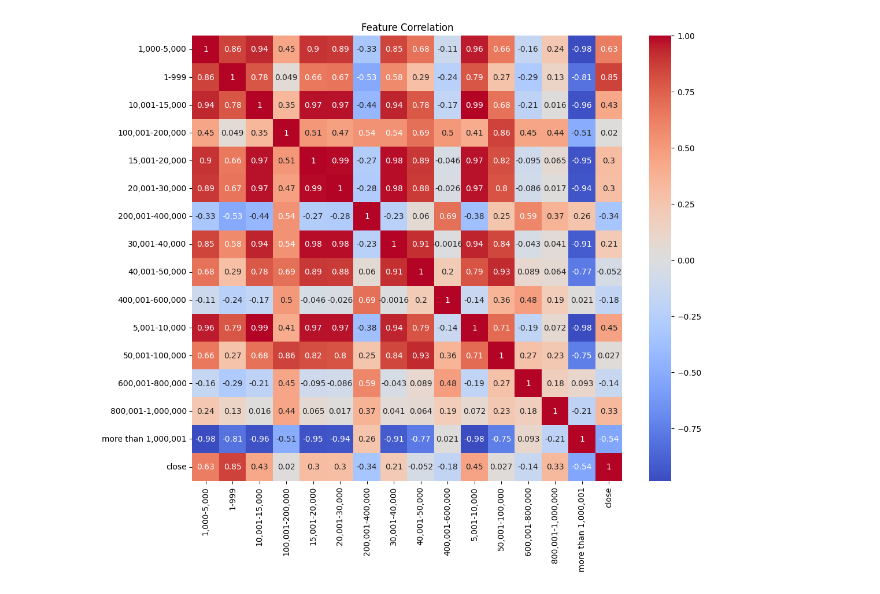
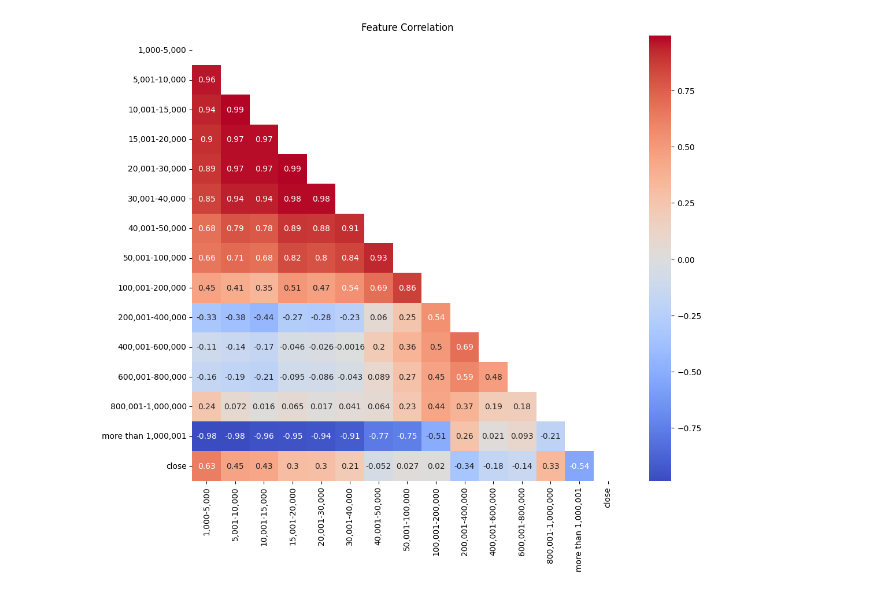
Before and after one commit to fender8185/Stock-predict, a Jupyter notebook: lstmstock.ipynb, the cells around one changed output. Cells and saved outputs as stored; diff of their text form; code cells hidden in the pictures.

```diff
--- a/lstmstock.ipynb
+++ b/lstmstock.ipynb
@@ -44,9 +44,9 @@ df_holding = data_loader.taiwan_stock_holding_shares_per(**params)
 df_holding = df_holding.pivot(index='date', columns='HoldingSharesLevel', values='percent').reset_index()
 stock_data = data_loader.taiwan_stock_daily(**params)
 df = df_holding.merge(stock_data, on='date', how='outer')
-selected_columns = ['date', '1,000-5,000', '1-999', '10,001-15,000', '100,001-200,000',
-       '15,001-20,000', '20,001-30,000', '200,001-400,000', '30,001-40,000',
-       '40,001-50,000', '400,001-600,000', '5,001-10,000', '50,001-100,000',
+selected_columns = ['date', '1,000-5,000', '5,001-10,000', '10,001-15,000',
+       '15,001-20,000', '20,001-30,000', '30,001-40,000','40,001-50,000',
+         '50,001-100,000', '100,001-200,000', '200,001-400,000','400,001-600,000',
        '600,001-800,000', '800,001-1,000,000', 'more than 1,000,001', 'close']
 
 # Remove rows where all shareholder ratios are NaN or 0
@@ -215,14 +217,17 @@ fig.show()
 # %%
 import seaborn as sns
 import matplotlib.pyplot as plt
 
 # 計算特徵之間的相關性
 correlation_matrix = df.corr()
 
+# 創建一個布爾遮罩，只顯示下三角形部分
+mask = np.triu(np.ones_like(correlation_matrix, dtype=bool))
+
 # 使用seaborn的heatmap功能繪製熱圖
 plt.figure(figsize=(12, 10))
-sns.heatmap(correlation_matrix, annot=True, cmap='coolwarm')
+sns.heatmap(correlation_matrix, annot=True, cmap='coolwarm', mask=mask)
 plt.title('Feature Correlation')
 plt.show()
 # %% [output]
-[figure, old version]
+[figure, new version]
```
Also changed, not shown: parts of 3 cells of this notebook.
